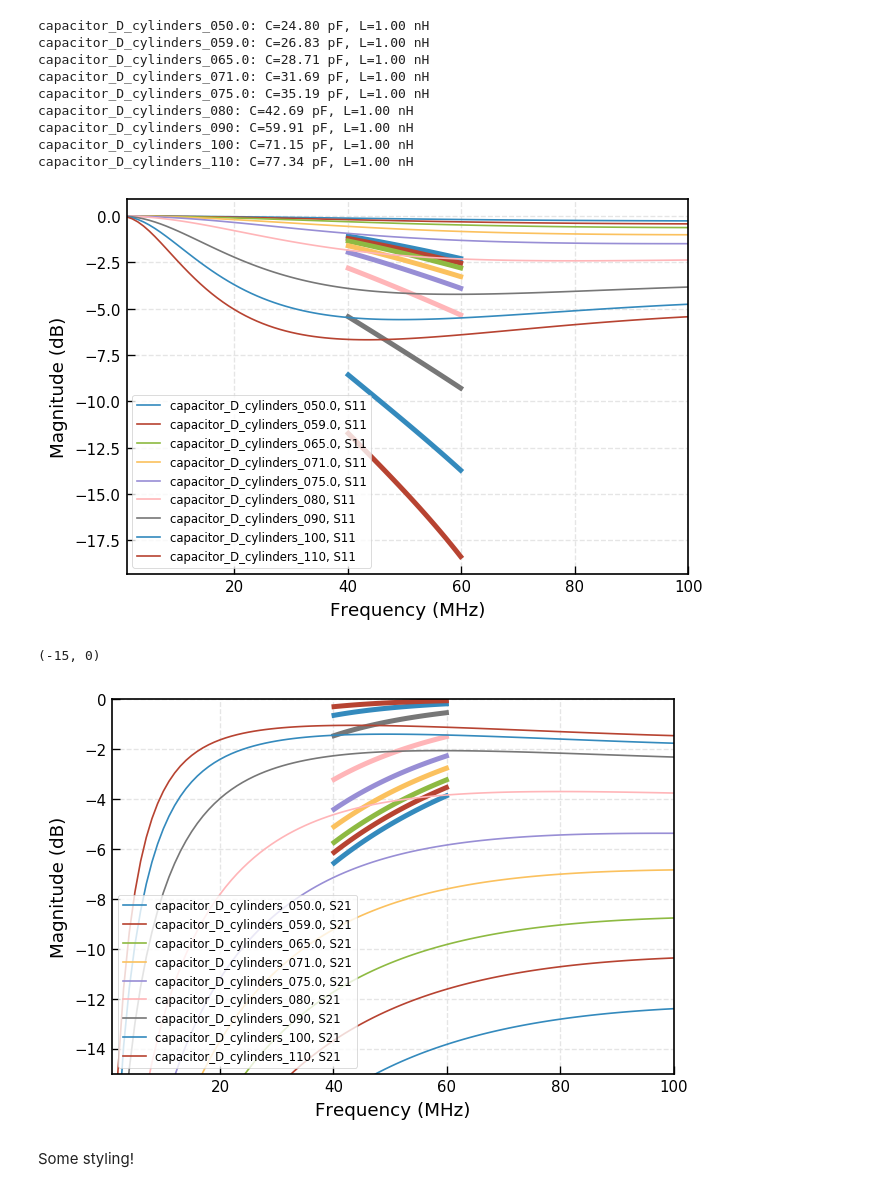
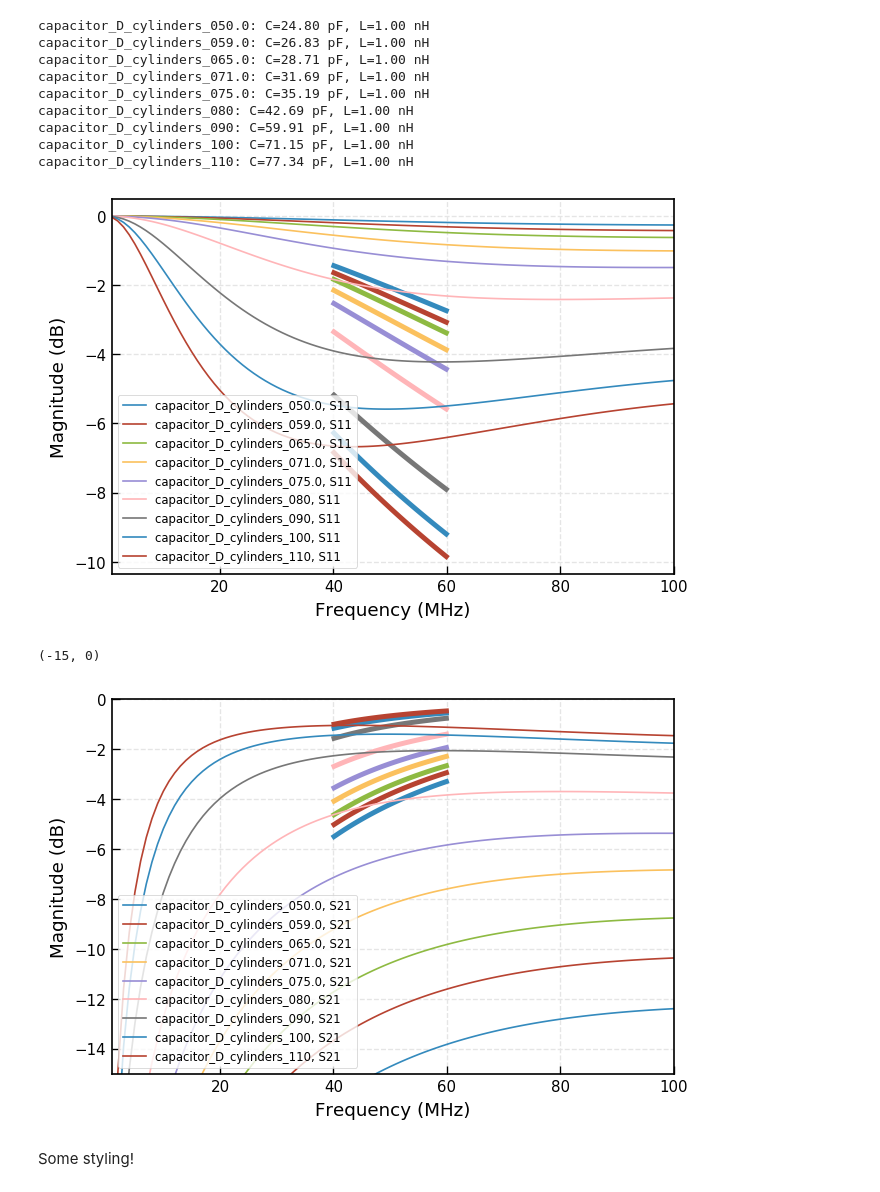
Before and after one commit to jhillairet/RFPPC2019, a Jupyter notebook: notebooks/WEST ICRH Antenna Capacitors.ipynb, the cells around one changed output. Cells and saved outputs as stored; diff of their text form; code cells hidden in the pictures.

```diff
--- a/notebooks/WEST ICRH Antenna Capacitors.ipynb
+++ b/notebooks/WEST ICRH Antenna Capacitors.ipynb
@@ -138,7 +138,7 @@ f_band = '10-90 MHz'
 # initial guess
 X0 = C_0, R_0, L_0, R1_0, C1_0, L1_0 = 20, 0.01, 24, 1, 25, 25
 # physical bounds: (min, max) values for (C, R, L, R1, C1, L1)
-bounds = np.c_[(10,300), (1e-2, 10), (1e-2, 1e3),
+bounds = np.c_[(1,300), (1e-2, 10), (1e-2, 1e3),
                (1e-2, 10), (1, 1e3), (1e-2, 1e3)]
 # lists to store the fitted results
 sols, Rs, Ls, Cs, R1s, C1s, L1s = [], [], [], [], [], [], []
@@ -395,22 +413,22 @@ capacitor_D_cylinders_100: C=71.15 pF, L=1.00 nH
 capacitor_D_cylinders_110: C=77.34 pF, L=1.00 nH
 # %%
 # compare S11
-for (C, ntw_ref) in zip(sols, capas_set):
+for ((C, L), ntw_ref) in zip(sols_simple, capas_set):
     props = next(plt.gca()._get_lines.prop_cycler)  # same color for both
     ntw_ref.plot_s_db(m=0, n=0, lw=1, c=props['color'])
-    eq_capa_simple(C, L=28)[f_band].plot_s_db(m=0, n=0, lw=3, c=props['color'], label=None)
+    eq_capa_simple(C, L)[f_band].plot_s_db(m=0, n=0, lw=3, c=props['color'], label=None)
 # %% [output]
-[figure, old version]
+[figure, new version]
 # %%
 # compare S21
-for (C, ntw_ref) in zip(sols, capas_set):
+for ((C,L), ntw_ref) in zip(sols_simple, capas_set):
     props = next(plt.gca()._get_lines.prop_cycler)
     ntw_ref.plot_s_db(m=1, n=0, lw=1, c=props['color'])
-    eq_capa_simple(C, L=28)[f_band].plot_s_db(m=1, n=0, lw=3, c=props['color'], label=None)
+    eq_capa_simple(C, L)[f_band].plot_s_db(m=1, n=0, lw=3, c=props['color'], label=None)
 plt.gca().set_ylim(-15,0)
 # %% [output]
 (-15, 0)
-[figure, old version]
+[figure, new version]
 # %% [markdown]
 Some styling!
 # %%
```
Also changed, not shown: parts of 13 cells of this notebook.
